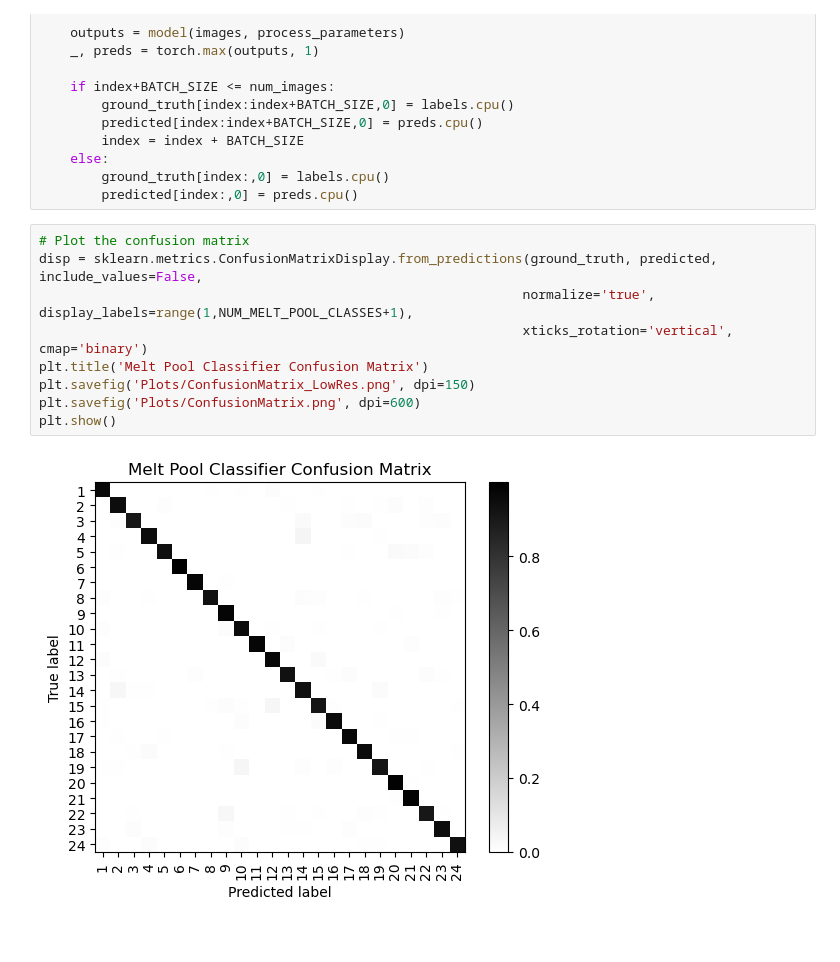
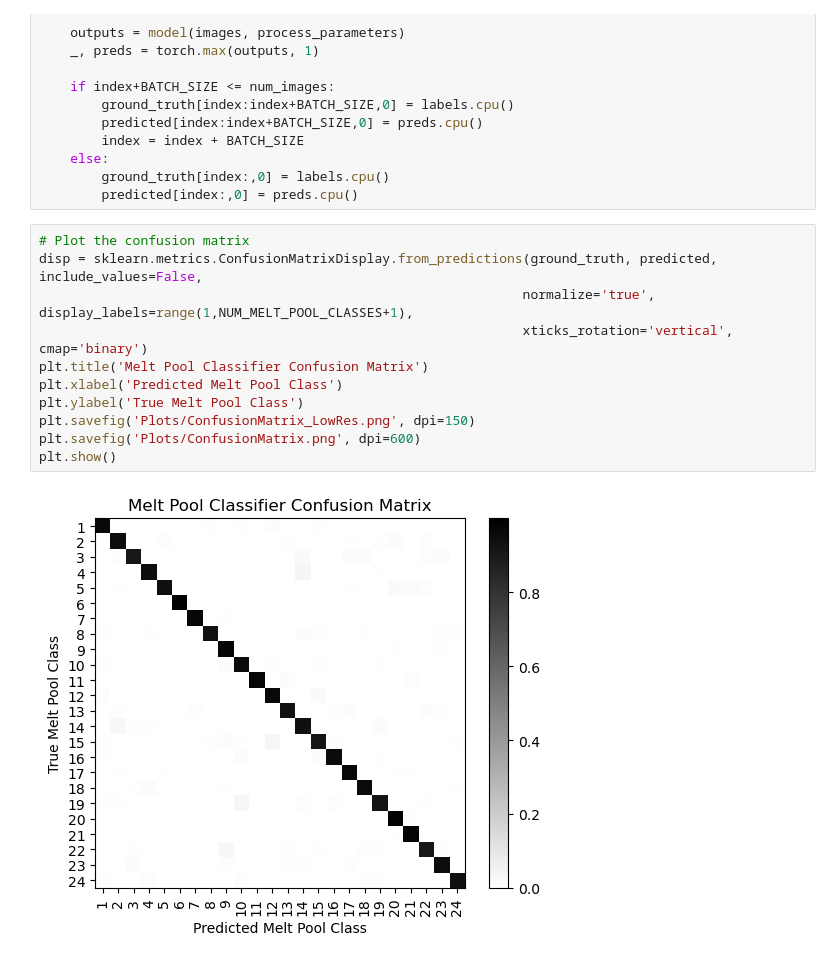
Before and after one commit to satomm1/LPBF_Cluster_And_XAI, a Jupyter notebook: src/MeltpoolShapePrediction.ipynb, the cells around one changed output. Drawn from its saved outputs; the diff is of its cells as text.

```diff
--- a/src/MeltpoolShapePrediction.ipynb
+++ b/src/MeltpoolShapePrediction.ipynb
@@ -610,11 +610,13 @@ for sample in tqdm(dataloaders['test']):
 # %%
 # Plot the confusion matrix
 disp = sklearn.metrics.ConfusionMatrixDisplay.from_predictions(ground_truth, predicted, include_values=False,
                                                               normalize='true', display_labels=range(1,NUM_MELT_POOL_CLASSES+1),
                                                               xticks_rotation='vertical', cmap='binary')
 plt.title('Melt Pool Classifier Confusion Matrix')
+plt.xlabel('Predicted Melt Pool Class')
+plt.ylabel('True Melt Pool Class')
 plt.savefig('Plots/ConfusionMatrix_LowRes.png', dpi=150)
 plt.savefig('Plots/ConfusionMatrix.png', dpi=600)
 plt.show()
 # %% [output]
-[figure, old version]
+[figure, new version]
```
Also changed, not shown: parts of 2 cells of this notebook, 2 other files.
